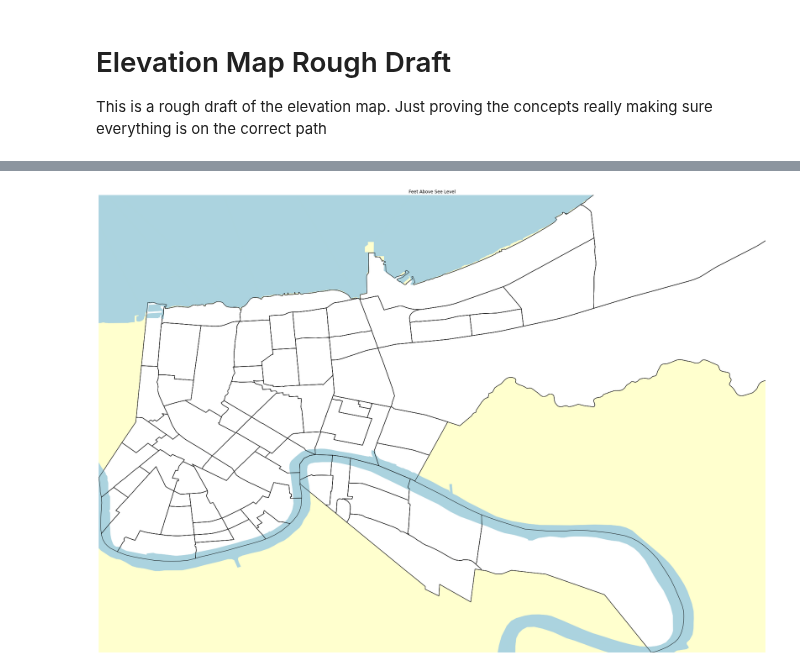
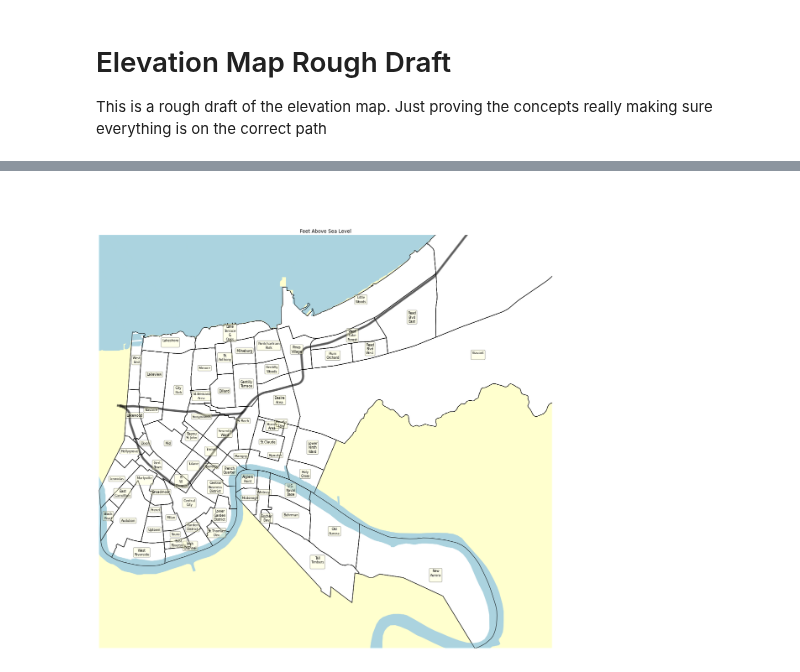
Before and after one commit to GarysCorner/NewOrleansElevation, a Jupyter notebook: ElevationMap.ipynb, the cells around one changed output, grey strips where cells are left out. Cells and saved outputs as stored; diff of their text form; code cells hidden in the pictures.

```diff
--- a/ElevationMap.ipynb
+++ b/ElevationMap.ipynb
@@ -35,9 +23,24 @@ neighborhoodDf.head()
+# %%
+def nameReplace(name):
+    outName = name.title().replace(' ',"\n").split('-')[0]
+    outName = outName.replace("St.\n",'St.') #Fix Saint abrevation problem
+    return outName
+
+neighborhoodDf = gpd.read_file('zip://./NewOrleansShapeFiles/Neighborhood_Statistical_Areas.zip!Neighborhood_Statistical_Areas.shp').to_crs(epsg=epsg)
+neighborhoodDf['Name'] = neighborhoodDf['GNOCDC_LAB'].map(nameReplace)
+waterDf = gpd.read_file('zip://./NewOrleansShapeFiles/water.zip!WATER2.SHP')
+roadsDf = gpd.read_file('zip://./NewOrleansShapeFiles/Road_Centerline.zip!Road_Centerline.shp')
+roadsDf = roadsDf[roadsDf['geometry'].apply(lambda x: x != None)]
+interstateDf = roadsDf[np.logical_or(roadsDf['FEDROUTE'] =='10', roadsDf['FEDROUTE'] =='610')].to_crs(epsg=epsg)
 # %%
 lasDf = gpd.GeoDataFrame(pd.read_pickle('./processedData.pickle'))
 groundMask = lasDf['pointType']==2
+waterMask = lasDf['pointType']==9
 lasDf['elevationFeet'] = 3.28084 * lasDf['elevation']
 norm = Normalize(vmin=-10, vmax=10, clip=True)
 lasDf['elevationNorm'] = norm(lasDf['elevationFeet'], clip=True)
+# %%
+lasDf['aboveSea'] = 1 * (lasDf['elevation'] > 0)
 # %%
 extent = (-90.14003111,  29.86560481, -89.87, 30.08)
 
@@ -83,7 +109,5 @@ graphMap(saveFig='NewOrleansElevation1.png',\
-# %%
-graphMap(saveFig=False,\
-         showLidar=False,\
-         annotate=False,\
-         webMerc=False)
-# %% [output]
-[figure, removed]
+# %%
+graphMap(showLidar=False,
+         showInterstates=True)
+# %% [output]
+[figure, added]
```
Also changed, not shown: parts of 4 cells of this notebook, 2 other files.
